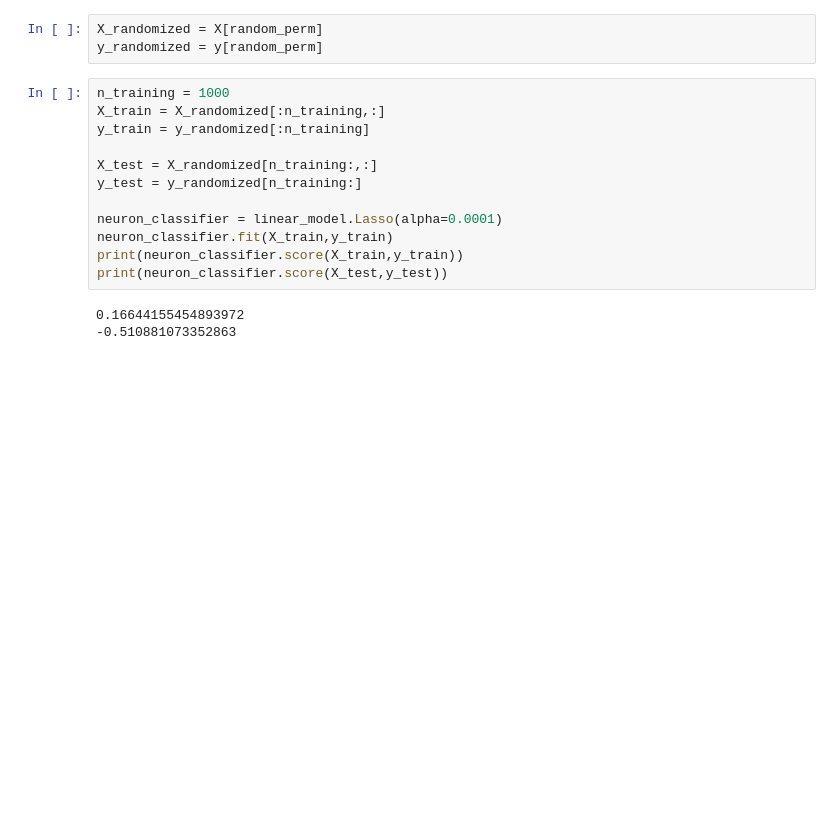
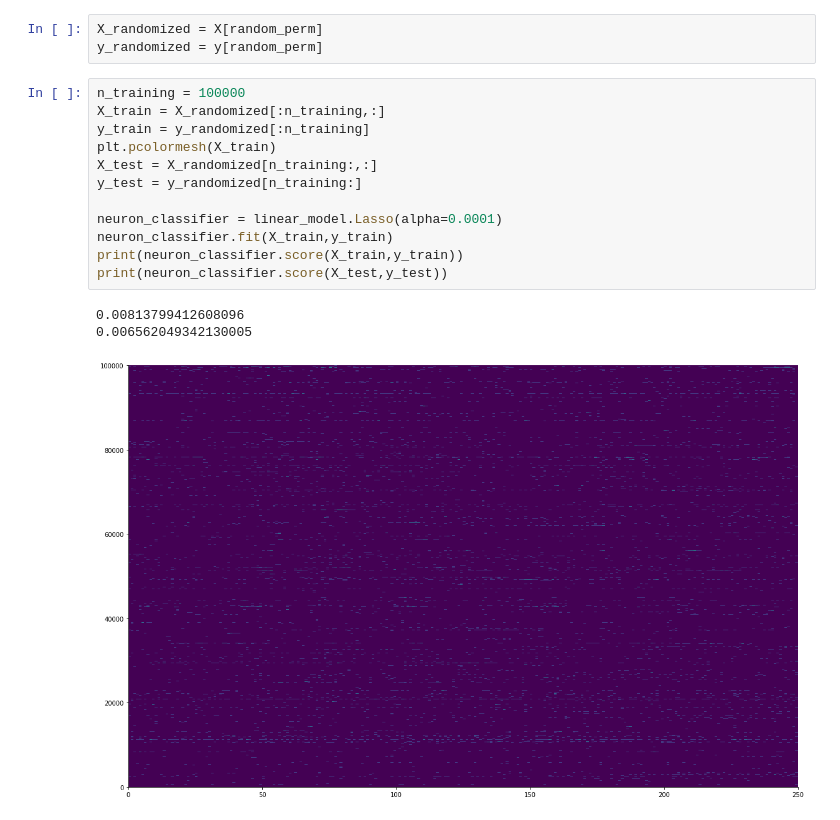
Before and after one commit to tipsyfermion/NMA_Mapping_Brain_Networks_2020, a Jupyter notebook: code/dataAnalysis.ipynb, the cells around one changed output. Saved outputs shown, nothing was run; the diff lists cells and outputs as text; blank space fills up the shorter version.

```diff
--- a/code/dataAnalysis.ipynb
+++ b/code/dataAnalysis.ipynb
@@ -284,17 +305,18 @@ random_perm = np.random.permutation(len(X))
 X_randomized = X[random_perm]
 y_randomized = y[random_perm]
 # %%
-n_training = 1000
+n_training = 100000
 X_train = X_randomized[:n_training,:]
 y_train = y_randomized[:n_training]
-
+plt.pcolormesh(X_train)
 X_test = X_randomized[n_training:,:]
 y_test = y_randomized[n_training:]
 
 neuron_classifier = linear_model.Lasso(alpha=0.0001)
 neuron_classifier.fit(X_train,y_train)
 print(neuron_classifier.score(X_train,y_train))
 print(neuron_classifier.score(X_test,y_test))
 # %% [output]
-0.16644155454893972
--0.510881073352863
+0.00813799412608096
+0.006562049342130005
+[figure, added]
```
Also changed, not shown: parts of 8 cells of this notebook.
